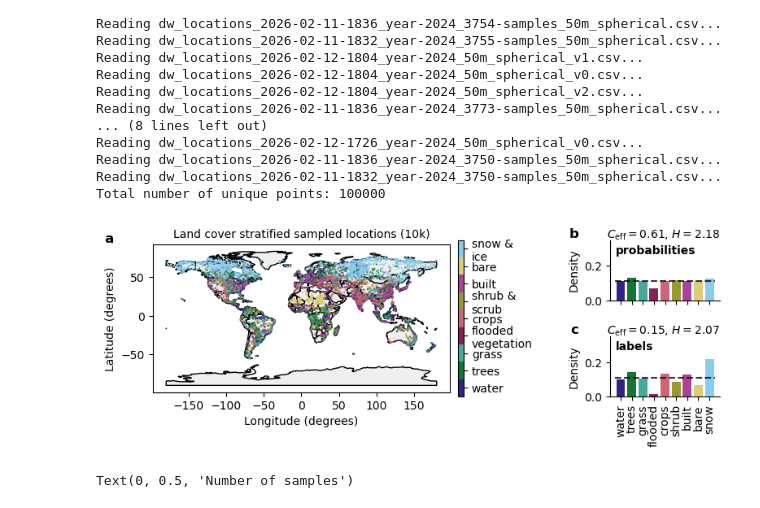
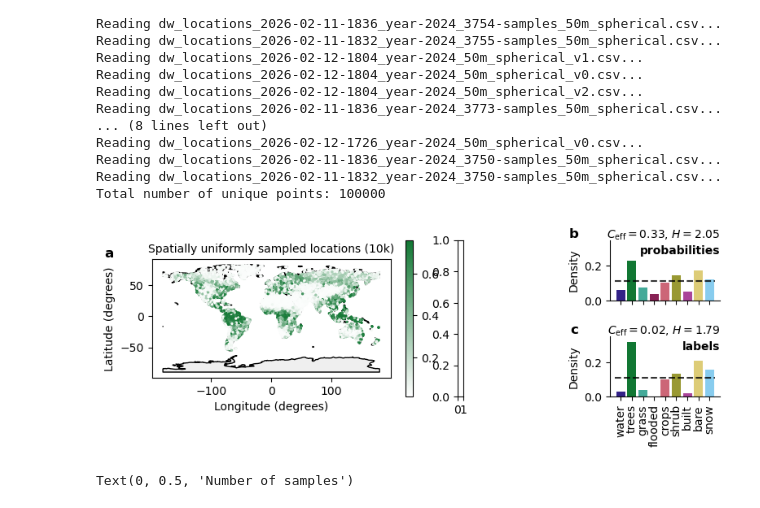
Before and after one commit to WUR-AI/interpret_earth_embeddings, a Jupyter notebook: notebooks/Sample locations dataset.ipynb, the cells around one changed output. Saved outputs shown, nothing was run; the diff lists cells and outputs as text; code cells hidden in the pictures.

```diff
--- a/notebooks/Sample locations dataset.ipynb
+++ b/notebooks/Sample locations dataset.ipynb
@@ -82,10 +137,10 @@ Reading dw_locations_2026-02-11-1836_year-2024_3750-samples_50m_spherical.csv...
 Reading dw_locations_2026-02-11-1832_year-2024_3750-samples_50m_spherical.csv...
 Total number of unique points: 100000
 # %%
-col_plot = 'label'  # 'label' or any of the individual classes
-save_fig = True
-type = 'lc_strat'
-
+col_plot = 'trees'  # 'label' or any of the individual classes
+save_fig = False
+# type = 'lc_strat'
+type = 'random'
 assert type in ['random', 'lc_strat', 'all'], f"Invalid type: {type}. Must be one of 'random', 'lc_strat', or 'all'."
 
 if type == 'random':
@@ -96,6 +151,7 @@ elif type == 'all':
     gdf_plot = gdf_points
 
 
+# fig = plt.figure(figsize=(25, 10))
 fig = plt.figure(figsize=(9, 2.5))
 
 gs_map = plt.GridSpec(nrows=1, ncols=2, right=0.55, wspace=0.05, width_ratios=[1, 0.02])
@@ -106,7 +162,7 @@ ax_distr = [fig.add_subplot(gs_distr[ii]) for ii in range(2)]
 
 cmap_dict = du.create_mpl_cmap_dynamic_world()
 countries.plot(ax=ax_map[0], color="#EFEFEF", edgecolor='black')
-gdf_plot.plot(ax=ax_map[0], column=col_plot, markersize=0.2, alpha=1,
+gdf_plot.plot(ax=ax_map[0], column=col_plot, markersize=2, alpha=1,
                 cmap=cmap_dict['all'] if col_plot == 'label' else cmap_dict['individual'][col_plot],
                 rasterized=True,
                 legend=False if col_plot == 'label' else True)
@@ -159,34 +215,34 @@ for i_ax, (sum_dw, name) in enumerate(zip([sum_dw_probs, sum_dw_labels], ['proba
                             xy=(1, 1.2), xycoords='axes fraction', ha='right', va='top',)
 
 ax_map[0].set_xlabel('Longitude (degrees)')
 ax_map[0].set_ylabel('Latitude (degrees)')
 if type == 'random':
     ax_map[0].set_title(f'Spatially uniformly sampled locations ({len(gdf_plot) // 1000}k)', fontdict={'fontsize': 10})
 elif type == 'lc_strat':
     ax_map[0].set_title(f'Land cover stratified sampled locations ({len(gdf_plot) // 1000}k)', fontdict={'fontsize': 10})
 elif type == 'all':
     ax_map[0].set_title(f'All locations ({len(gdf_plot) // 1000}k)', fontdict={'fontsize': 10})
 
 ax_distr[0].set_xticklabels([])
 ax_distr[1].set_xticklabels([x.split('_')[0] for x in sl.DW_CLASSES], rotation=90, ha='center')
 # ymax = max(ax_distr[0].get_ylim()[1], ax_distr[1].get_ylim()[1])
 ymax = 0.35
 ax_distr[0].set_ylim(0, ymax)
 ax_distr[1].set_ylim(0, ymax)
 
 
 sys.path.append('/Users/tplas/repos/reproducible_figures/scripts')
 import rep_fig_vis as rfv
 
 rfv.add_panel_label(ax=ax_map[0], x_offset=-0.01, label_letter='a', fontsize=12)
 rfv.add_panel_label(ax=ax_distr[0], x_offset=-0.01, label_letter='b', fontsize=12)
 rfv.add_panel_label(ax=ax_distr[1], x_offset=-0.01, label_letter='c', fontsize=12)
 
 if save_fig:
     plt.savefig(f'../../ms_neureo/figs/fig_map_{type}.pdf', bbox_inches='tight', dpi=600)
     plt.savefig(f'../figs/fig_map_{type}.pdf', bbox_inches='tight', dpi=600)
 # %% [output]
-[figure, old version]
+[figure, new version]
 # %%
 fig, ax = plt.subplots(1, 3, figsize=(10, 3), gridspec_kw={'wspace': 0.5}, sharey=True)
 # for dw in sl.DW_CLASSES:
```
Also changed, not shown: parts of 3 cells of this notebook, 4 other files.
